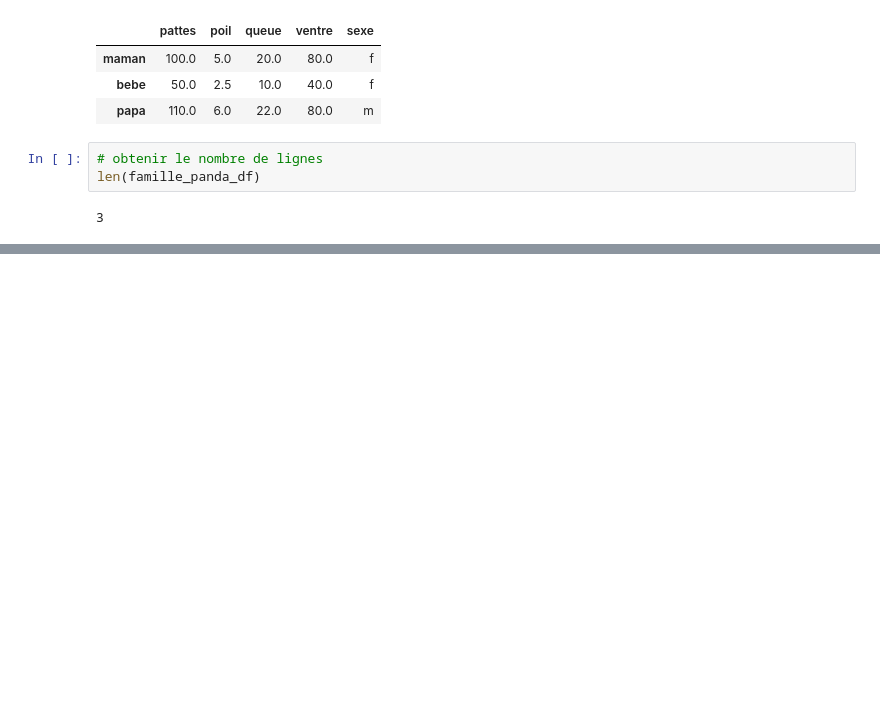
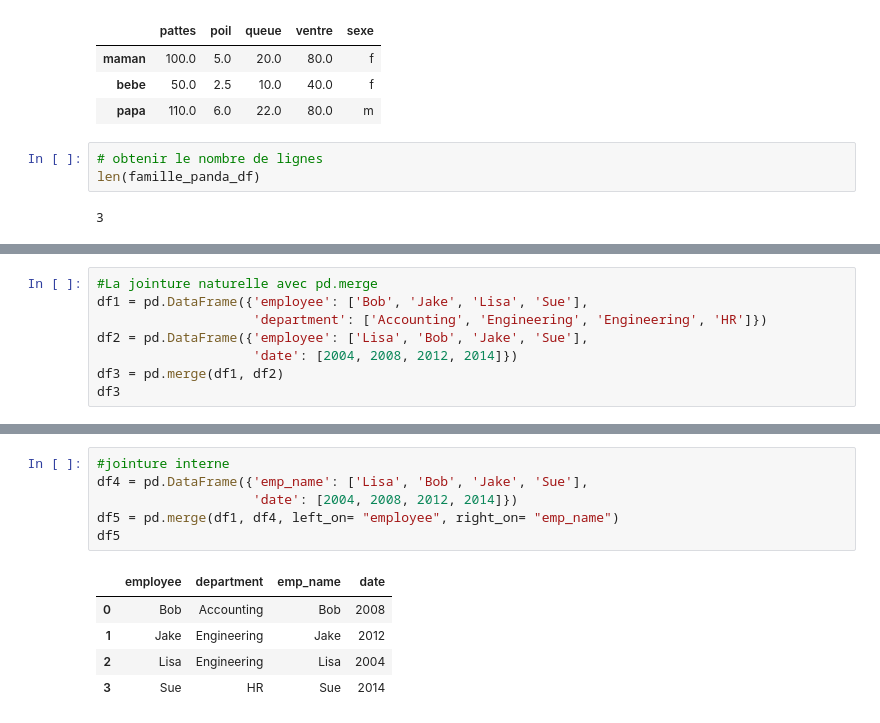
Before and after one commit to DavProg49/Notebook, a Jupyter notebook: panda_ex.ipynb, the cells around one changed output, grey strips where cells are left out. Saved outputs shown, nothing was run; the diff lists cells and outputs as text; blank space fills up the shorter version.

```diff
--- a/panda_ex.ipynb
+++ b/panda_ex.ipynb
@@ -157,0 +372,8 @@ len(famille_panda_df)
+# %%
+#La jointure naturelle avec pd.merge
+df1 = pd.DataFrame({'employee': ['Bob', 'Jake', 'Lisa', 'Sue'],
+                    'department': ['Accounting', 'Engineering', 'Engineering', 'HR']})
+df2 = pd.DataFrame({'employee': ['Lisa', 'Bob', 'Jake', 'Sue'],
+                    'date': [2004, 2008, 2012, 2014]})
+df3 = pd.merge(df1, df2)
+df3
@@ -157,0 +386,12 @@ len(famille_panda_df)
+# %%
+#jointure interne
+df4 = pd.DataFrame({'emp_name': ['Lisa', 'Bob', 'Jake', 'Sue'],
+                    'date': [2004, 2008, 2012, 2014]})
+df5 = pd.merge(df1, df4, left_on= "employee", right_on= "emp_name")
+df5
+# %% [output]
+|  | employee | department | emp_name | date |
+| 0 | Bob | Accounting | Bob | 2008 |
+| 1 | Jake | Engineering | Jake | 2012 |
+| 2 | Lisa | Engineering | Lisa | 2004 |
+| 3 | Sue | HR | Sue | 2014 |
```
Also changed, not shown: parts of 33 cells of this notebook.
